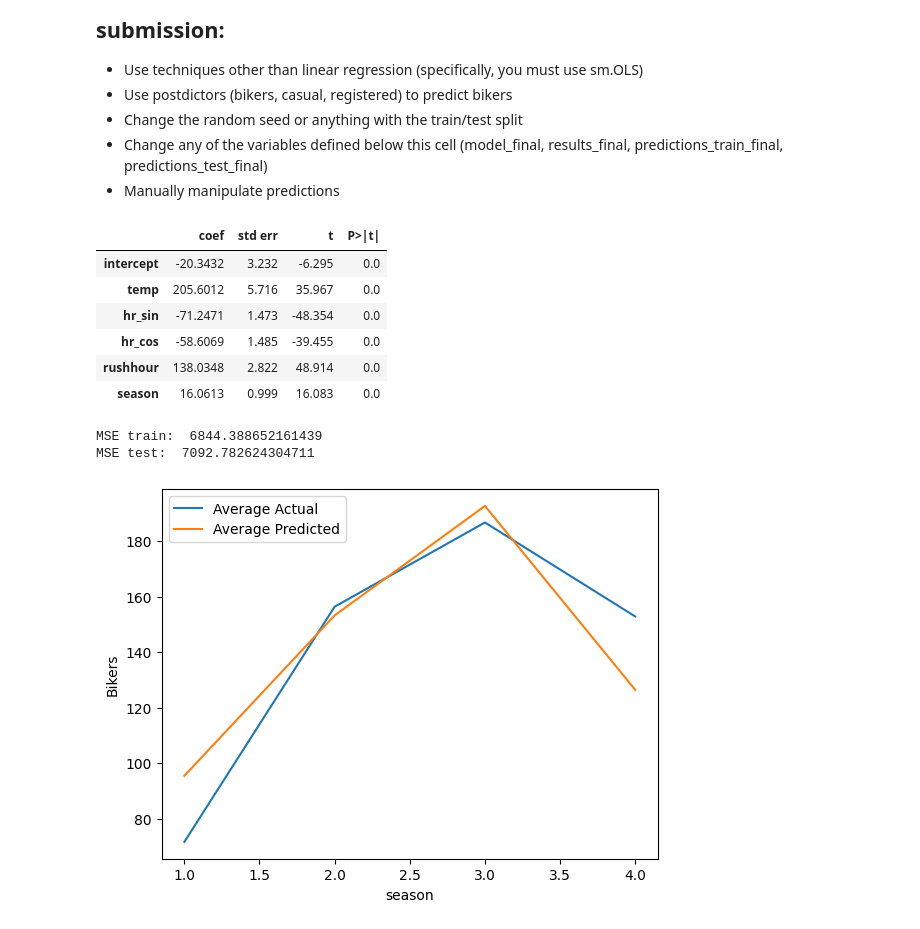
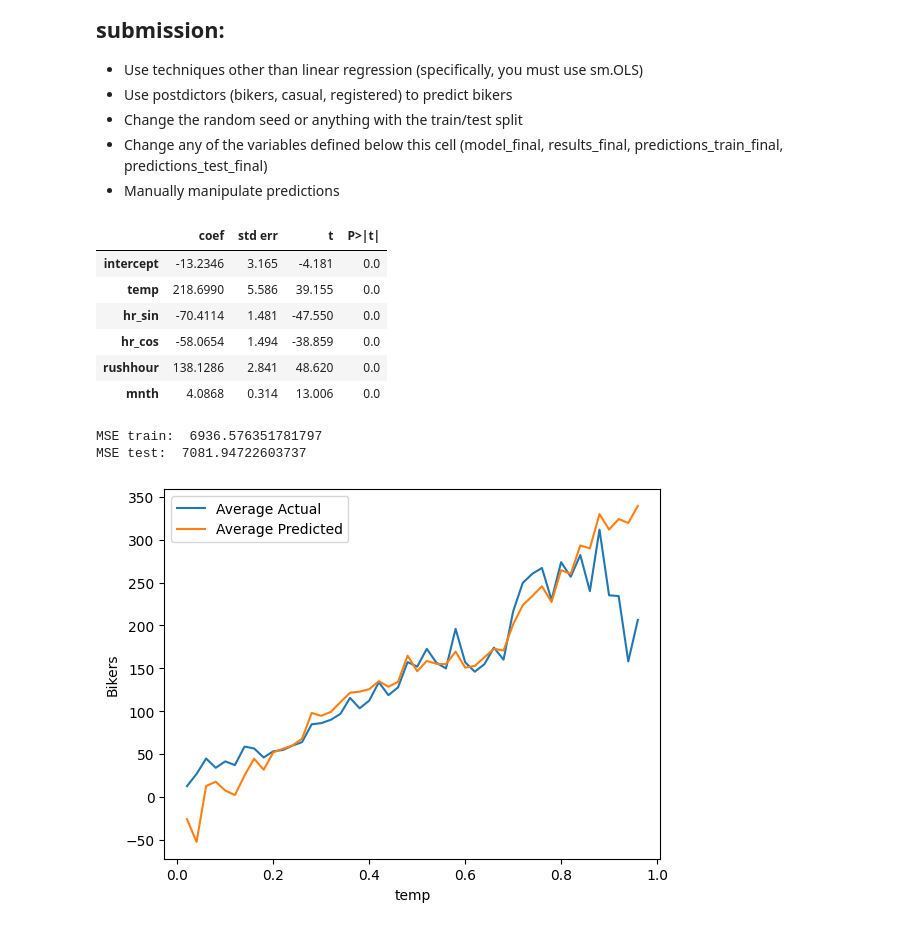
Before and after one commit to cartereleanor3/code_2600, a Jupyter notebook: mod05_nonlinear.ipynb, the cells around one changed output. Saved outputs shown, nothing was run; the diff lists cells and outputs as text; code cells hidden in the pictures.

```diff
--- a/mod05_nonlinear.ipynb
+++ b/mod05_nonlinear.ipynb
@@ -305,10 +305,29 @@ plot_avg_actual_vs_predicted_by_feature(X=X_train,
 - Manually manipulate predictions
 # %%
 # Data pre-processing (on Train, Test, X_train, and X_test)
+month_map = {
+    'Jan': 1,
+    'Feb': 2,
+    'March': 3,
+    'April': 4,
+    'May': 5,
+    'June': 6,
+    'July': 7,
+    'Aug': 8,
+    'Sept': 9,
+    'Oct': 10,
+    'Nov': 11,
+    'Dec': 12
+}
+
+Train['mnth'] = Train['mnth'].map(month_map)
+Test['mnth'] = Test['mnth'].map(month_map)
+X_train['mnth'] = X_train['mnth'].map(month_map)
+X_test['mnth'] = X_test['mnth'].map(month_map)
 # %%
 # Build your linear regression model here.
 vars_to_include = [
-    "intercept", "temp", "hr_sin", "hr_cos", "rushhour", "season"
+    "intercept", "temp", "hr_sin", "hr_cos", "rushhour", "mnth"
 ]
 
 
@@ -317,12 +336,12 @@ results_final = model_final.fit()
 summarize(results_final)
 # %% [output]
 |  | coef | std err | t | P>|t| |
-| intercept | -20.3432 | 3.232 | -6.295 | 0.0 |
-| temp | 205.6012 | 5.716 | 35.967 | 0.0 |
-| hr_sin | -71.2471 | 1.473 | -48.354 | 0.0 |
-| hr_cos | -58.6069 | 1.485 | -39.455 | 0.0 |
-| rushhour | 138.0348 | 2.822 | 48.914 | 0.0 |
-| season | 16.0613 | 0.999 | 16.083 | 0.0 |
+| intercept | -13.2346 | 3.165 | -4.181 | 0.0 |
+| temp | 218.6990 | 5.586 | 39.155 | 0.0 |
+| hr_sin | -70.4114 | 1.481 | -47.550 | 0.0 |
+| hr_cos | -58.0654 | 1.494 | -38.859 | 0.0 |
+| rushhour | 138.1286 | 2.841 | 48.620 | 0.0 |
+| mnth | 4.0868 | 0.314 | 13.006 | 0.0 |
 # %%
 predictions_train_final = predict(X_train[vars_to_include], results_final)
 print('MSE train: ', mse(y_train, predictions_train_final))
@@ -330,14 +349,14 @@ print('MSE train: ', mse(y_train, predictions_train_final))
 predictions_test_final = predict(X_test[vars_to_include], results_final)
 print('MSE test: ', mse(y_test, predictions_test_final))
 # %% [output]
-MSE train:  6844.388652161439
-MSE test:  7092.782624304711
+MSE train:  6936.576351781797
+MSE test:  7081.94722603737
 # %%
 plot_avg_actual_vs_predicted_by_feature(X=X_train,
                                         y=y_train,
                                         y_pred=predictions_train_final,
-                                        feature='month',
+                                        feature='temp',
                                         target_name="Bikers"
                                         )
 # %% [output]
-[figure, old version]
+[figure, new version]
```
